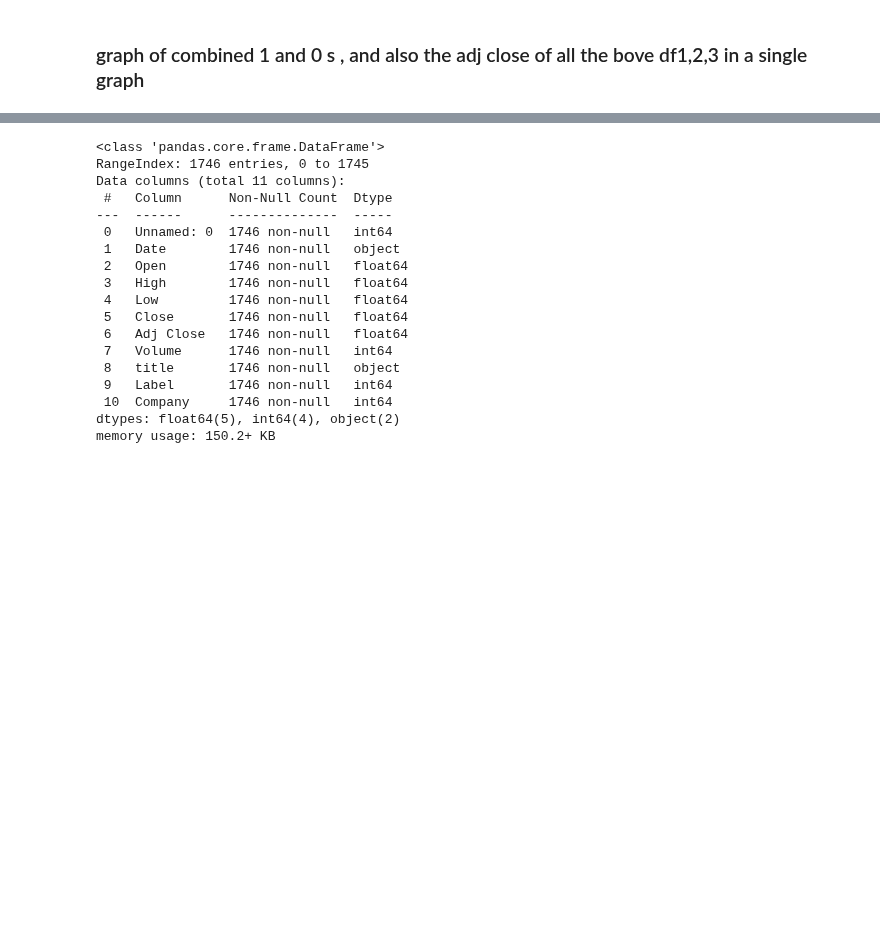
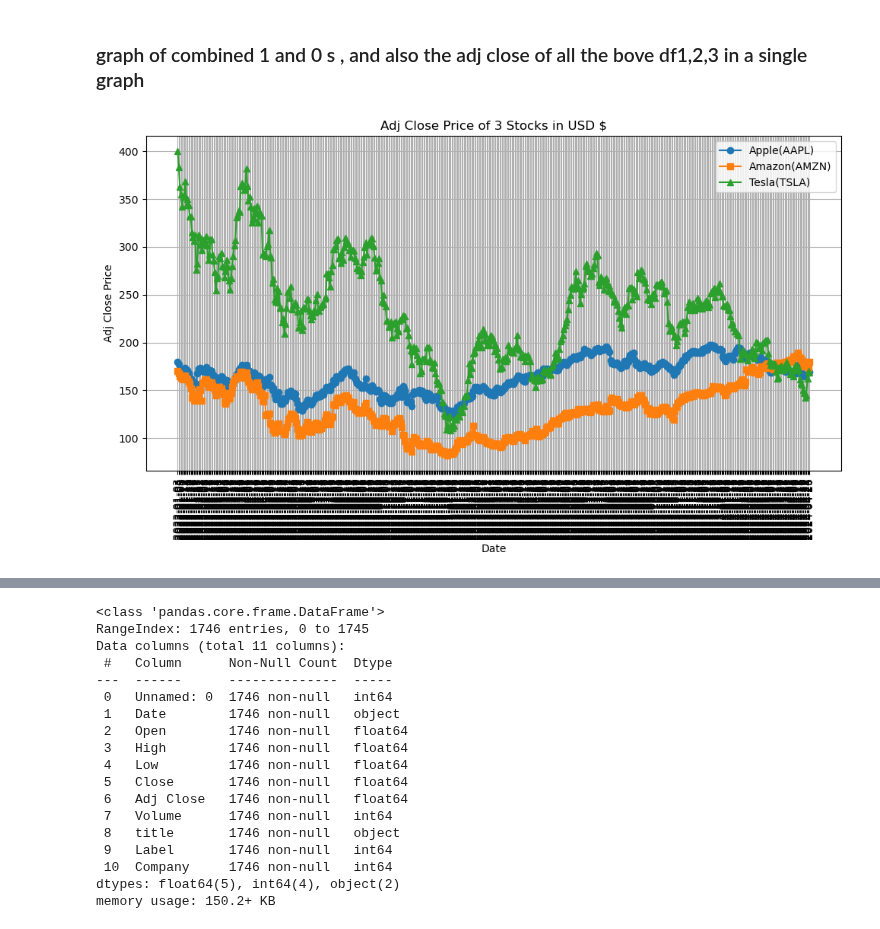
Before and after one commit to 37nomad/Stock-Sentiment-Analysis-Using-Machine-Learning, a Jupyter notebook: Finance_Project/Project2 - Copy.ipynb, the cells around one changed output, grey strips where cells are left out. Cells and saved outputs as stored; diff of their text form; code cells hidden in the pictures; blank space fills up the shorter version.

```diff
--- a/Finance_Project/Project2 - Copy.ipynb
+++ b/Finance_Project/Project2 - Copy.ipynb
@@ -115,3 +145,22 @@ df.size
 19206
 # %% [markdown]
 ### graph of combined 1 and 0 s , and also the adj close of all the bove df1,2,3 in a single graph
+# %%
+plt.figure(figsize=(10, 6))
+dates= df1['Date']
+# adj_close=[df1['Adj Close'],df2['Adj Close'],df3['Adj Close']]
+plt.plot(dates, df1['Adj Close'], label='Apple(AAPL)', marker='o')
+plt.plot(dates, df2['Adj Close'], label='Amazon(AMZN)', marker='s')
+plt.plot(dates, df3['Adj Close'], label='Tesla(TSLA)', marker='^')
+
+plt.xlabel('Date')
+plt.ylabel('Adj Close Price')
+plt.title('Adj Close Price of 3 Stocks in USD $')
+plt.legend()
+plt.grid(True)
+plt.xticks(rotation=90)
+
+plt.tight_layout()
+plt.show()
+# %% [output]
+[figure, added]
```
Also changed, not shown: parts of 39 cells of this notebook.
